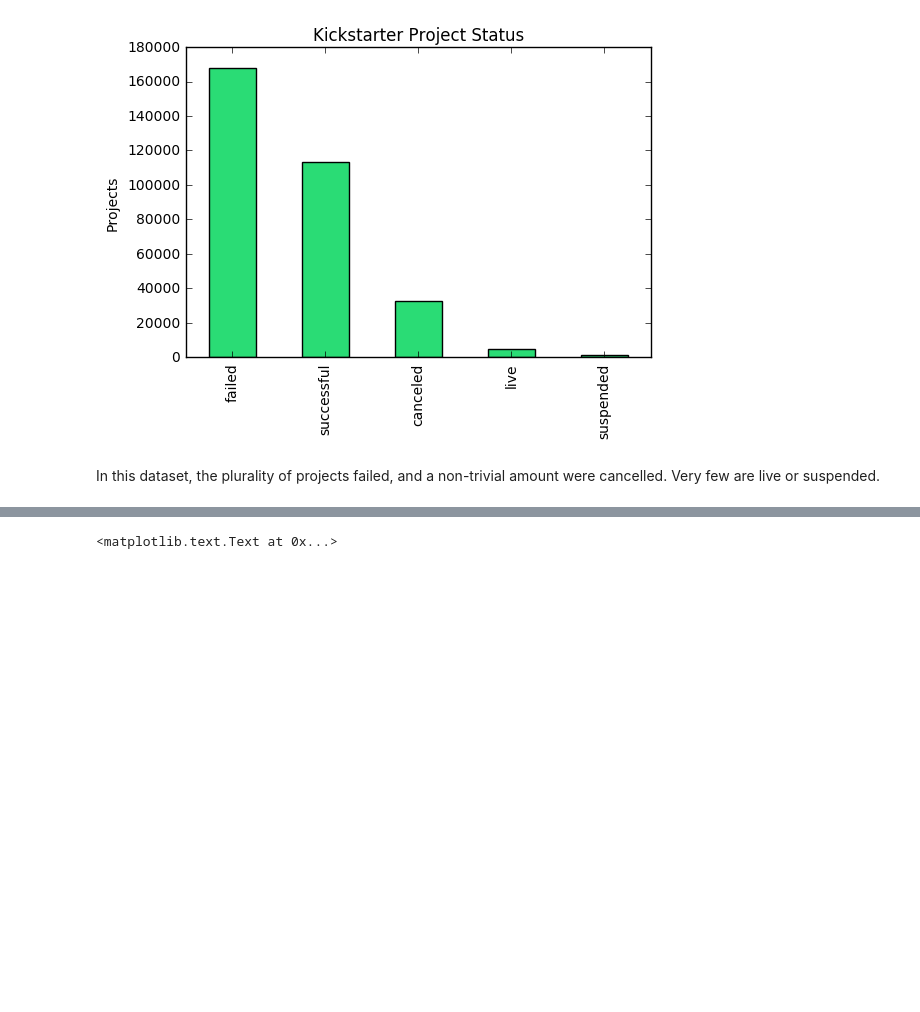
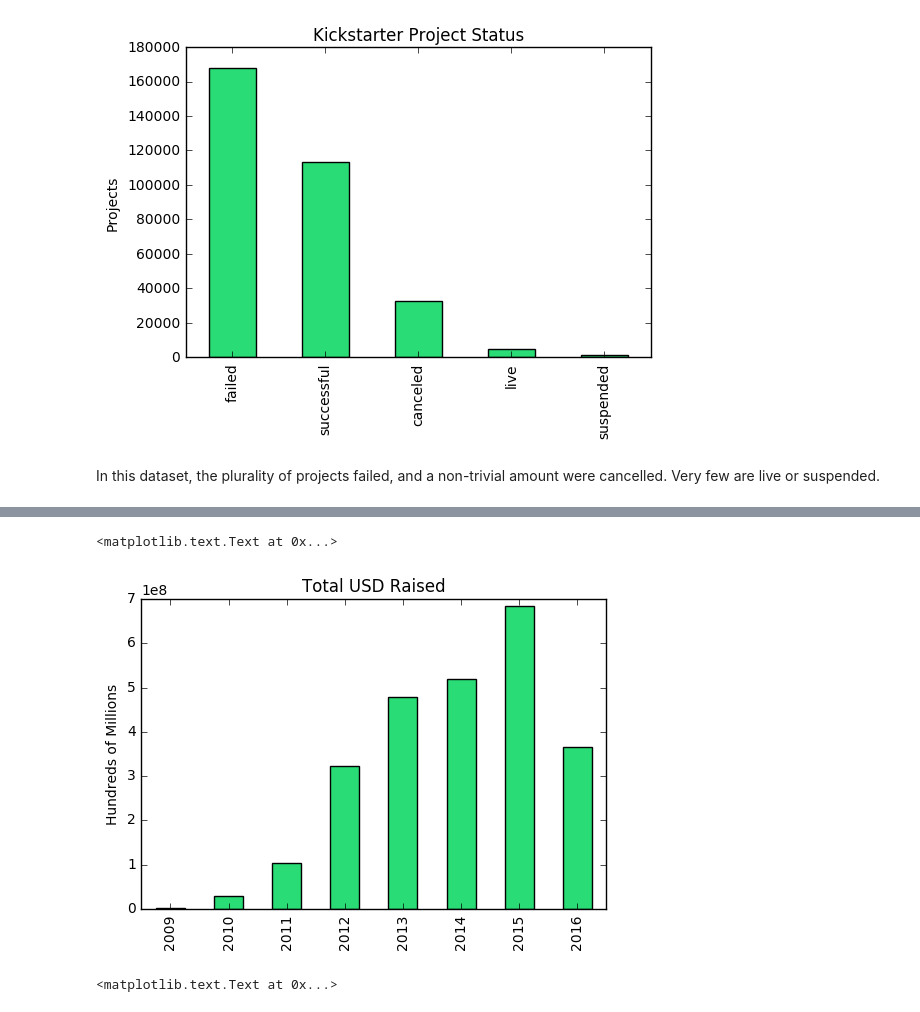
Before and after one commit to gagejustins/Kickstarter, a Jupyter notebook: kickstarter.ipynb, the cells around one changed output, grey strips where cells are left out. Cells and saved outputs as stored; diff of their text form; code cells hidden in the pictures; blank space fills up the shorter version.

```diff
--- a/kickstarter.ipynb
+++ b/kickstarter.ipynb
@@ -112,3 +113,14 @@ plt.xlabel('')
+# %%
+#Dollar value over time
+grouped = kickTime.resample("A").agg({'usd pledged': np.sum})
+grouped.index = grouped.index.year
+grouped.iloc[len(grouped)-8:len(grouped)].plot(kind='bar', color='#2ADC75', legend=None)
+plt.title('Total USD Raised')
+plt.xlabel('')
+plt.ylabel('Hundreds of Millions')
+# %% [output]
+<matplotlib.text.Text at 0x...>
+[figure, added]
 # %%
 #Distribution of main categories
 kick['main_category'].value_counts().plot(kind='bar', color='#2ADC75')
```
Also changed, not shown: parts of 55 cells of this notebook.
